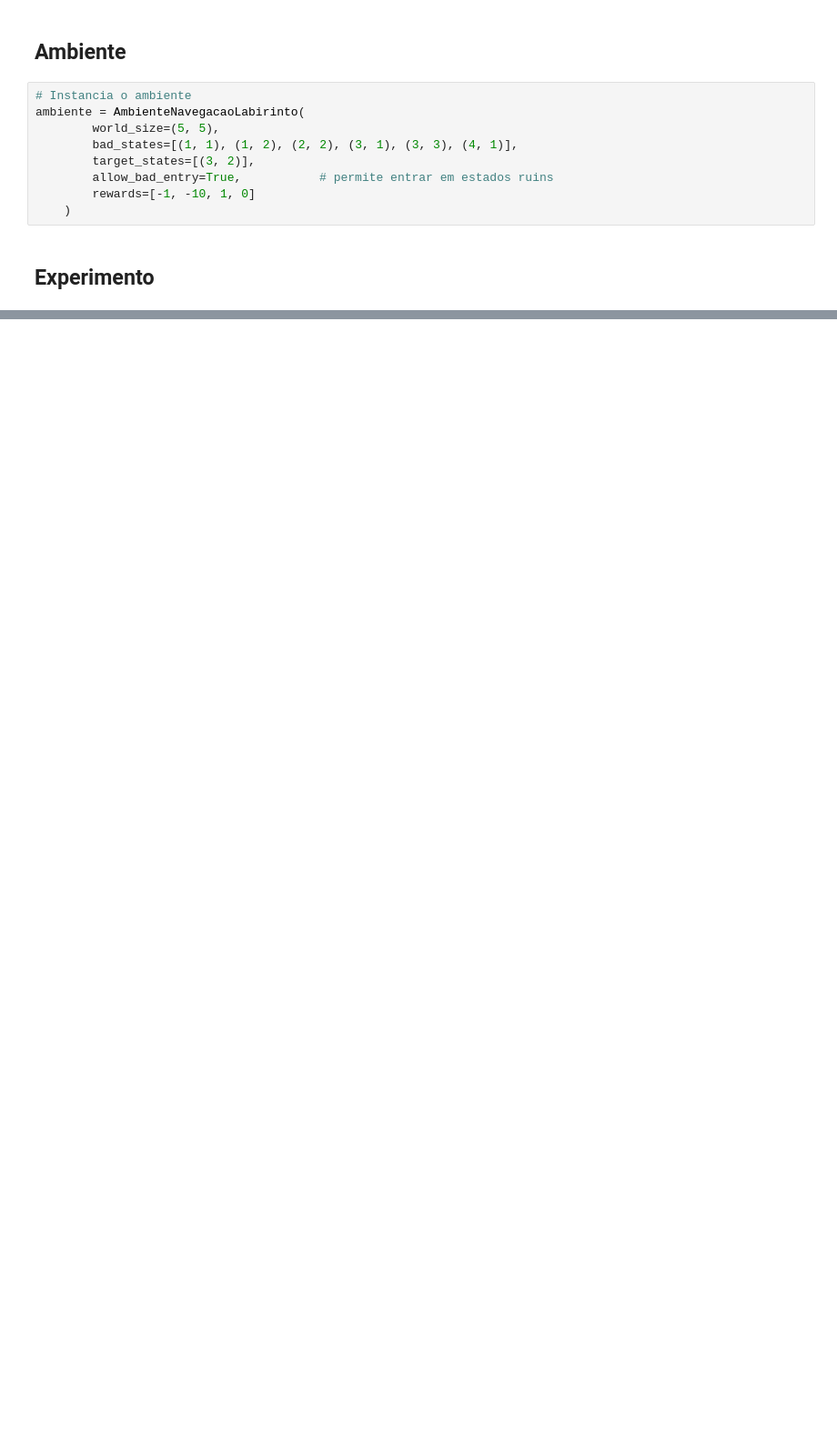
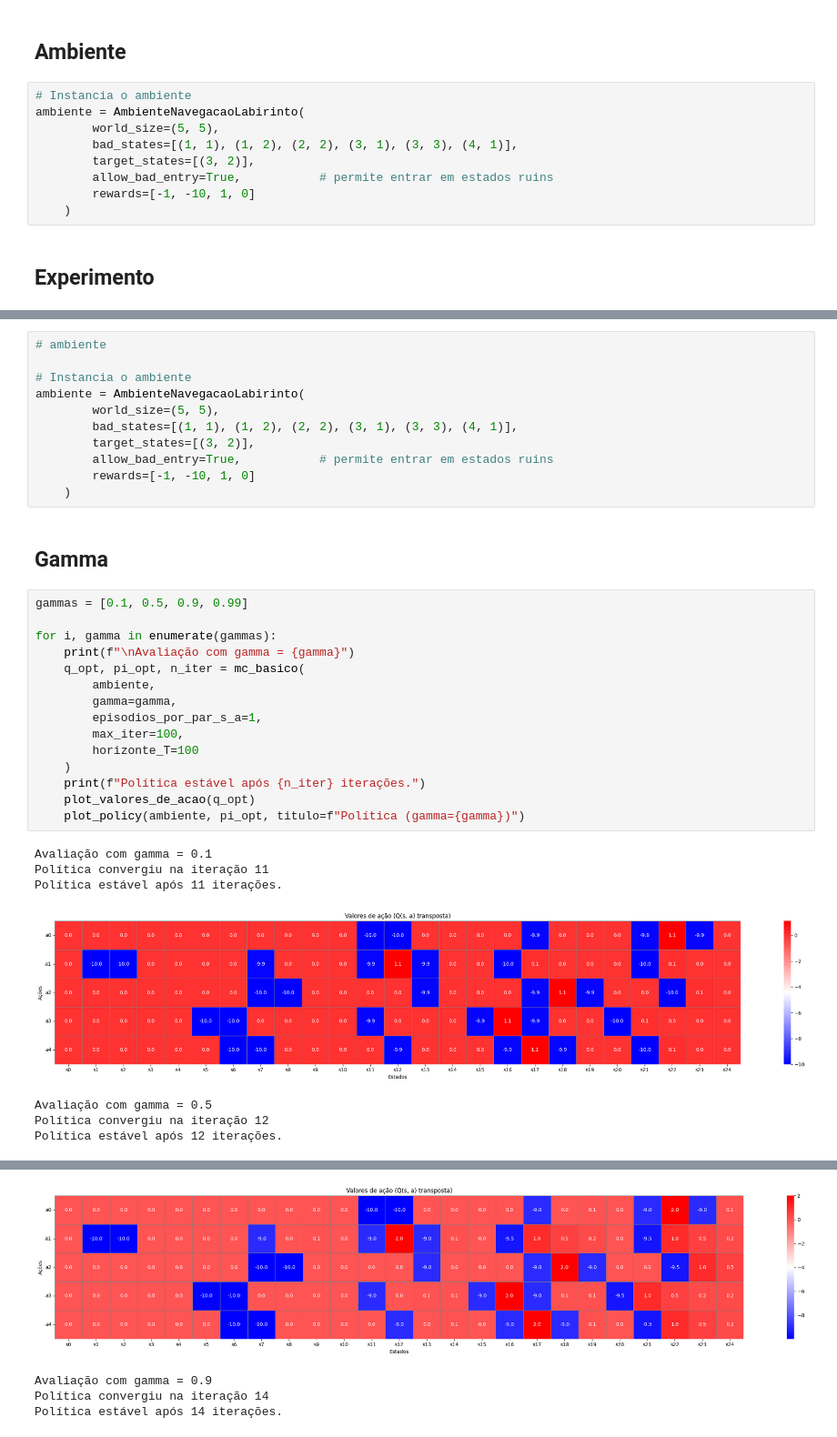
Before and after one commit to danluan/rl-labs, a Jupyter notebook: lab-4/lab_4_MC_basico.ipynb, the cells around one changed output, grey strips where cells are left out. Shown at 91% size. Cells and saved outputs as stored; diff of their text form; blank space fills up the shorter version.

```diff
--- a/lab-4/lab_4_MC_basico.ipynb
+++ b/lab-4/lab_4_MC_basico.ipynb
@@ -650,0 +637,36 @@ Política estável após 13 iterações.
+# %%
+# ambiente
+
+# Instancia o ambiente
+ambiente = AmbienteNavegacaoLabirinto(
+        world_size=(5, 5),
+        bad_states=[(1, 1), (1, 2), (2, 2), (3, 1), (3, 3), (4, 1)],
+        target_states=[(3, 2)],
+        allow_bad_entry=True,           # permite entrar em estados ruins
+        rewards=[-1, -10, 1, 0]
+    )
+# %% [markdown]
+## Gamma
+# %%
+gammas = [0.1, 0.5, 0.9, 0.99]
+
+for i, gamma in enumerate(gammas):
+    print(f"\nAvaliação com gamma = {gamma}")
+    q_opt, pi_opt, n_iter = mc_basico(
+        ambiente,
+        gamma=gamma,
+        episodios_por_par_s_a=1,
+        max_iter=100,
+        horizonte_T=100
+    )
+    print(f"Política estável após {n_iter} iterações.")
+    plot_valores_de_acao(q_opt)
+    plot_policy(ambiente, pi_opt, titulo=f"Política (gamma={gamma})")
+# %% [output]
+Avaliação com gamma = 0.1
+Política convergiu na iteração 11
+Política estável após 11 iterações.
+[figure, added]
+Avaliação com gamma = 0.5
+Política convergiu na iteração 12
+Política estável após 12 iterações.
@@ -650,0 +674,4 @@ Política estável após 13 iterações.
+[figure, added]
+Avaliação com gamma = 0.9
+Política convergiu na iteração 14
+Política estável após 14 iterações.
```
Also changed, not shown: parts of 8 cells of this notebook.
